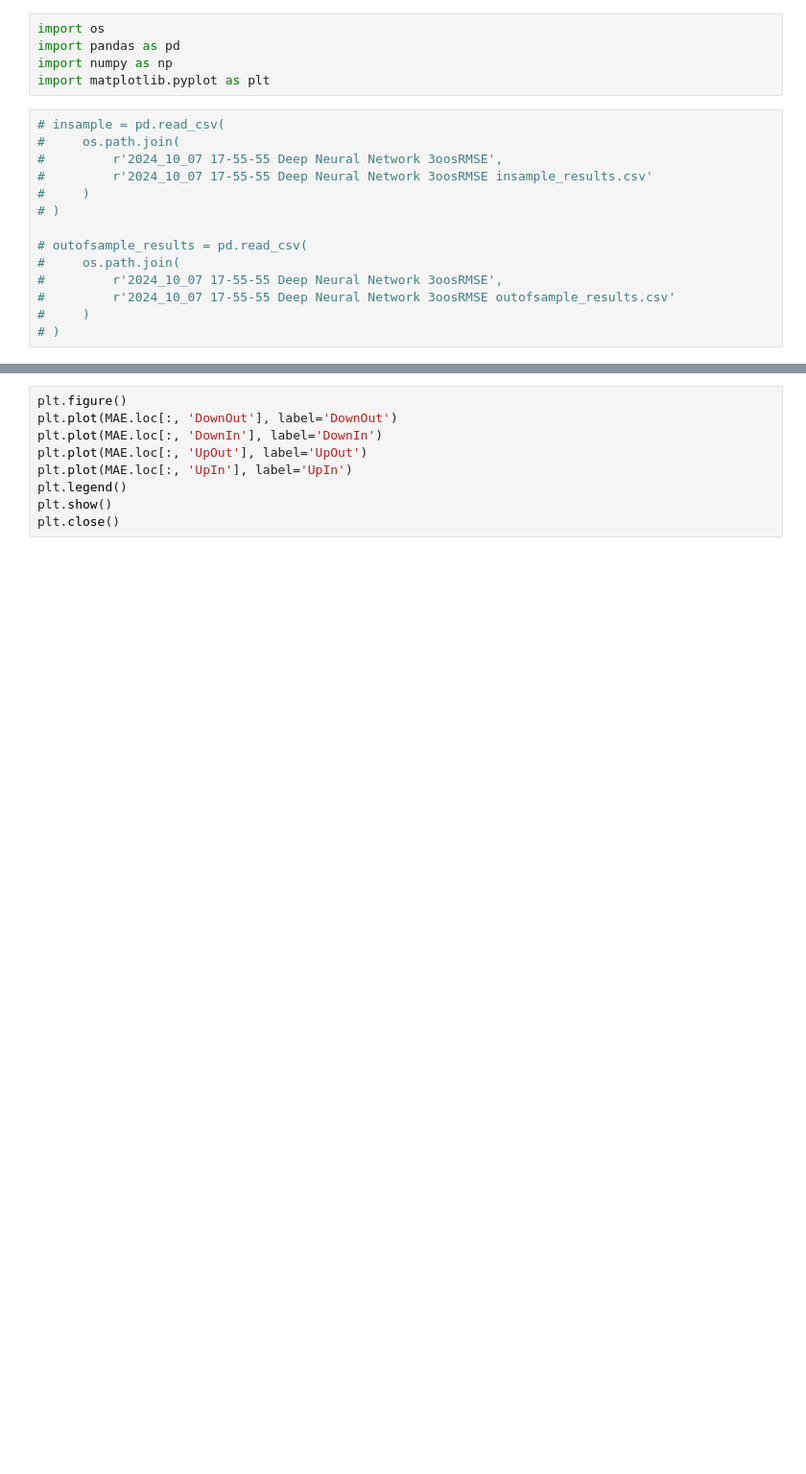
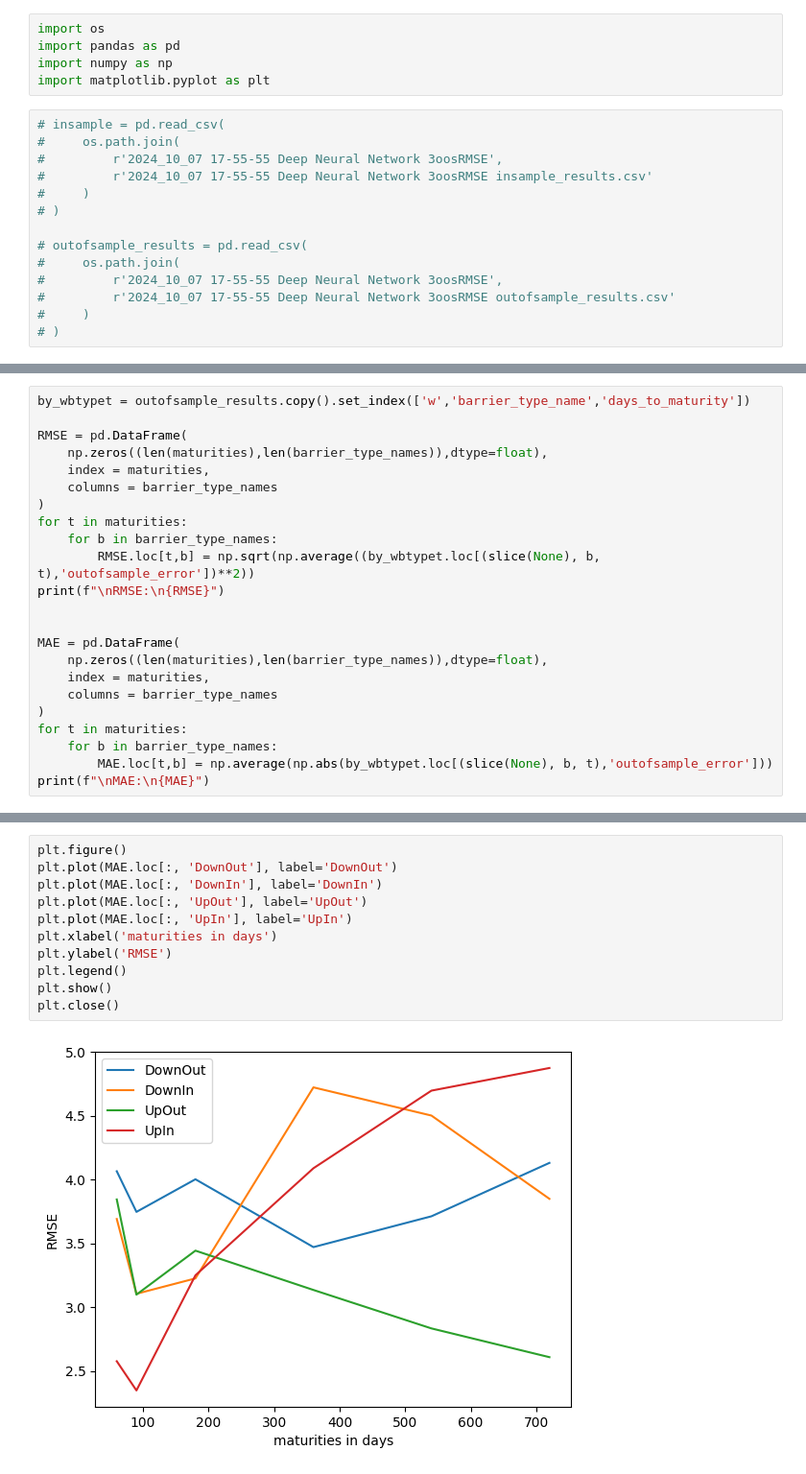
Before and after one commit to boomelage/machine-learning-option-pricing, a Jupyter notebook: testing.ipynb, the cells around one changed output, grey strips where cells are left out. Shown at 96% size. Cells and saved outputs as stored; diff of their text form; blank space fills up the shorter version.

```diff
--- a/testing.ipynb
+++ b/testing.ipynb
@@ -99,0 +88,23 @@ print(f"\nMAE:\n{MAE}\n")
+# %%
+by_wbtypet = outofsample_results.copy().set_index(['w','barrier_type_name','days_to_maturity'])
+
+RMSE = pd.DataFrame(
+    np.zeros((len(maturities),len(barrier_type_names)),dtype=float),
+    index = maturities,
+    columns = barrier_type_names
+)
+for t in maturities:
+    for b in barrier_type_names:
+        RMSE.loc[t,b] = np.sqrt(np.average((by_wbtypet.loc[(slice(None), b, t),'outofsample_error'])**2))
+print(f"\nRMSE:\n{RMSE}")
+
+
+MAE = pd.DataFrame(
+    np.zeros((len(maturities),len(barrier_type_names)),dtype=float),
+    index = maturities,
+    columns = barrier_type_names
+)
+for t in maturities:
+    for b in barrier_type_names:
+        MAE.loc[t,b] = np.average(np.abs(by_wbtypet.loc[(slice(None), b, t),'outofsample_error']))
+print(f"\nMAE:\n{MAE}")
@@ -100,9 +129,13 @@ print(f"\nMAE:\n{MAE}\n")
 # %%
 plt.figure()
 plt.plot(MAE.loc[:, 'DownOut'], label='DownOut')
 plt.plot(MAE.loc[:, 'DownIn'], label='DownIn')
 plt.plot(MAE.loc[:, 'UpOut'], label='UpOut')
 plt.plot(MAE.loc[:, 'UpIn'], label='UpIn')
+plt.xlabel('maturities in days')
+plt.ylabel('RMSE')
 plt.legend()
 plt.show()
 plt.close()
+# %% [output]
+[figure, added]
```
Also changed, not shown: parts of 5 cells of this notebook, 6 other files.
